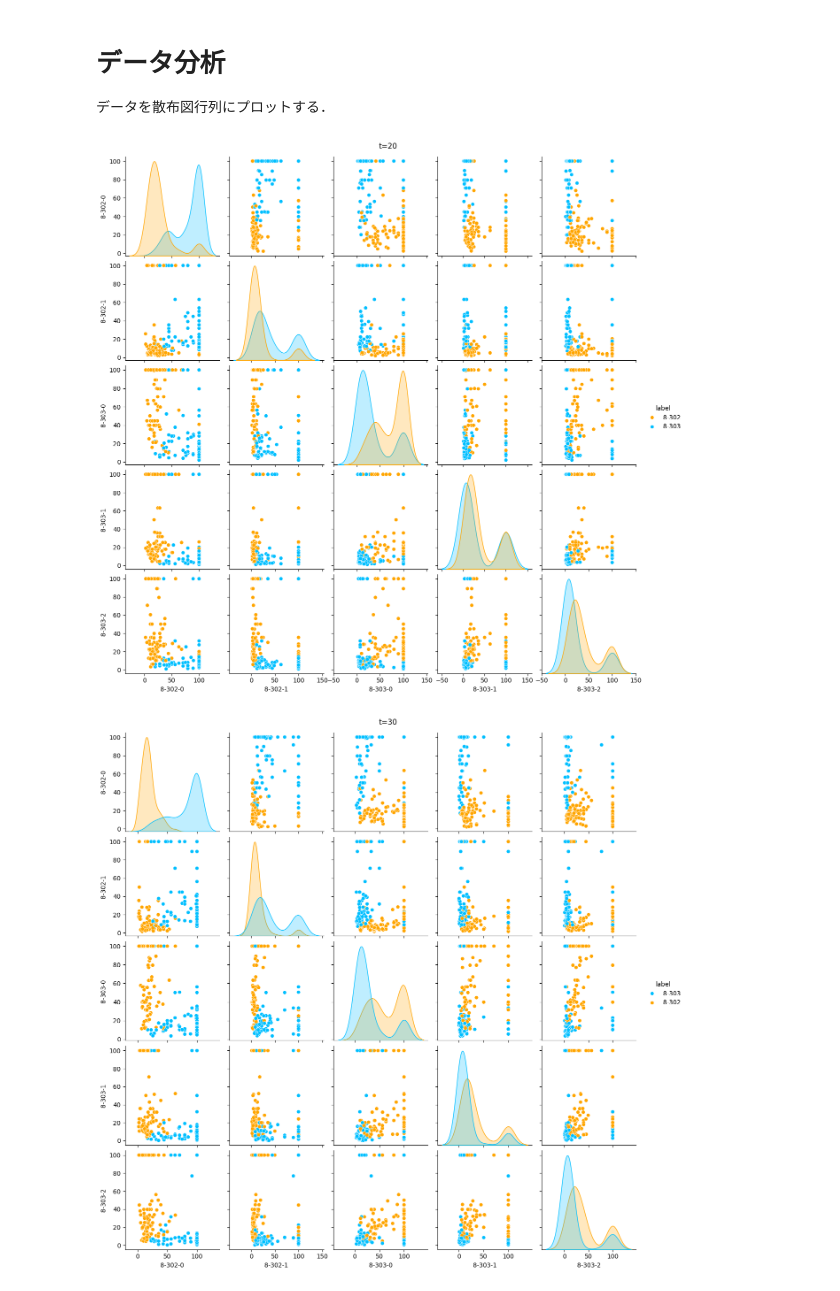
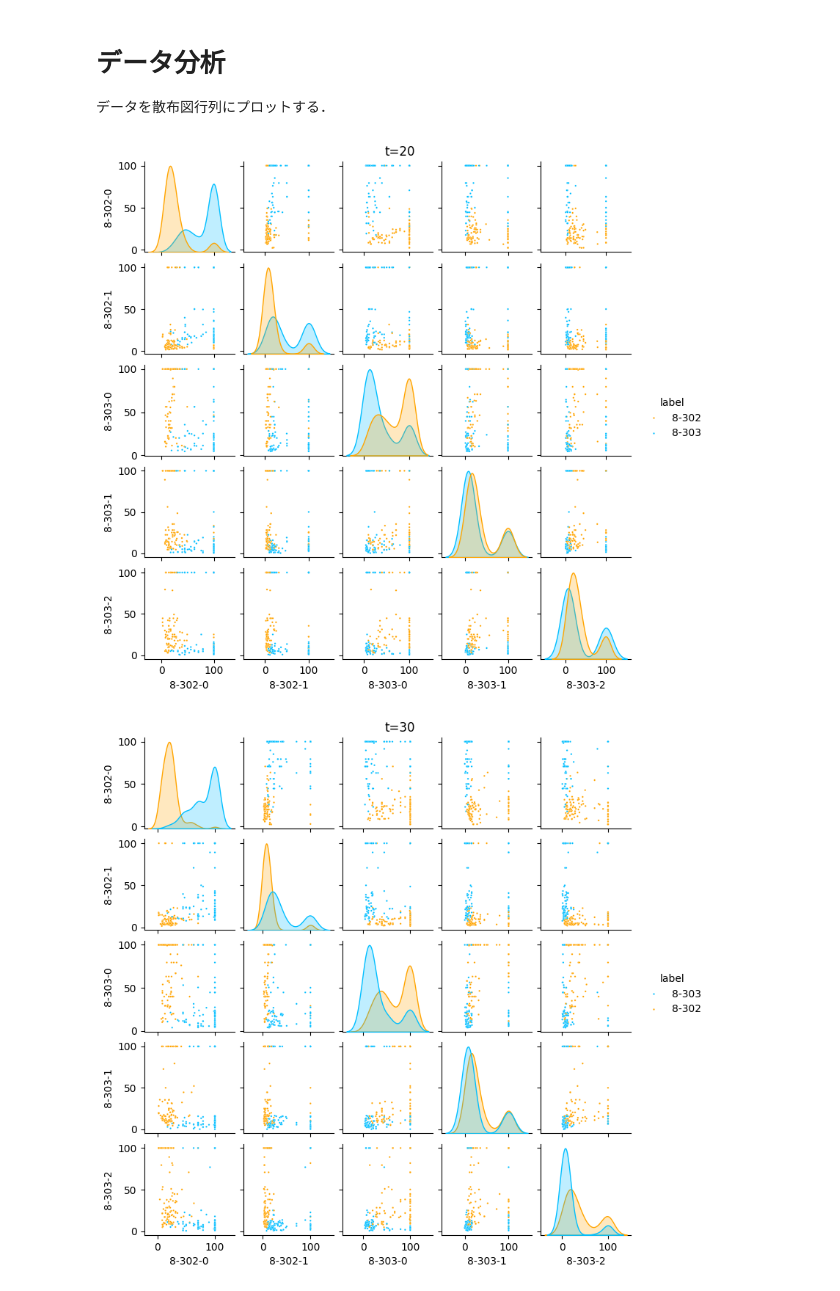
Before and after one commit to Ryos-K/aquatan-ble-classifier, a Jupyter notebook: analysis/scatterplot_matrix.ipynb, the cells around one changed output. Drawn from its saved outputs; the diff is of its cells as text; code cells hidden in the pictures.

```diff
--- a/analysis/scatterplot_matrix.ipynb
+++ b/analysis/scatterplot_matrix.ipynb
@@ -9,26 +9,26 @@ import matplotlib.pyplot as plt
 # %%
 DIRECTORY = "../formatted"
 
 time_windows = [20, 30, 40, 50, 60]
 
 for time_window in time_windows:
     # データの読み込み
     df_8302 = pd.read_csv(f"{DIRECTORY}/formatted_8-302_t={time_window}.csv")
     df_8303 = pd.read_csv(f"{DIRECTORY}/formatted_8-303_t={time_window}.csv")
 
     # データをランダムにサンプリング
     df_8302 = df_8302.sample(n=100)
     df_8303 = df_8303.sample(n=100)
 
     #　データを結合
     df = pd.concat([df_8302, df_8303])
 
     # データのシャッフル
     df = df.sample(frac=1).reset_index(drop=True)
 
     # 散布図行列のプロット
-    pg = sns.pairplot(df, hue="label", palette={"8-302": "orange", "8-303": "deepskyblue"})
+    pg = sns.pairplot(df, hue="label", palette={"8-302": "orange", "8-303": "deepskyblue"}, height=1.5, plot_kws={"s": 3})
     pg.figure.suptitle(f"t={time_window}", y=1.01)
 # %% [output]
-[figure, old version]
+[figure, new version]
-[figure, old version]
+[figure, new version]
```
Also changed, not shown: parts of 1 cell of this notebook, 3 other files.
